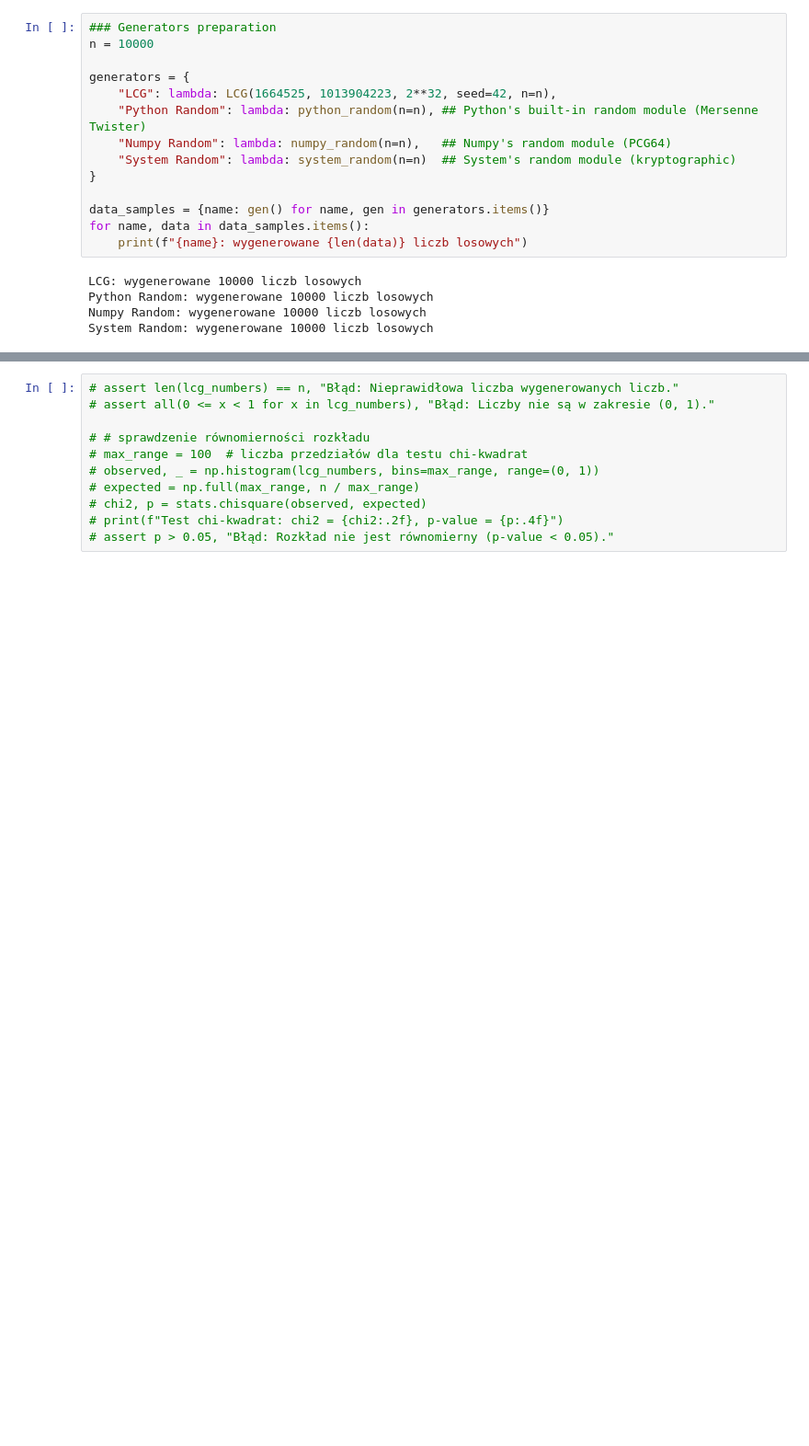
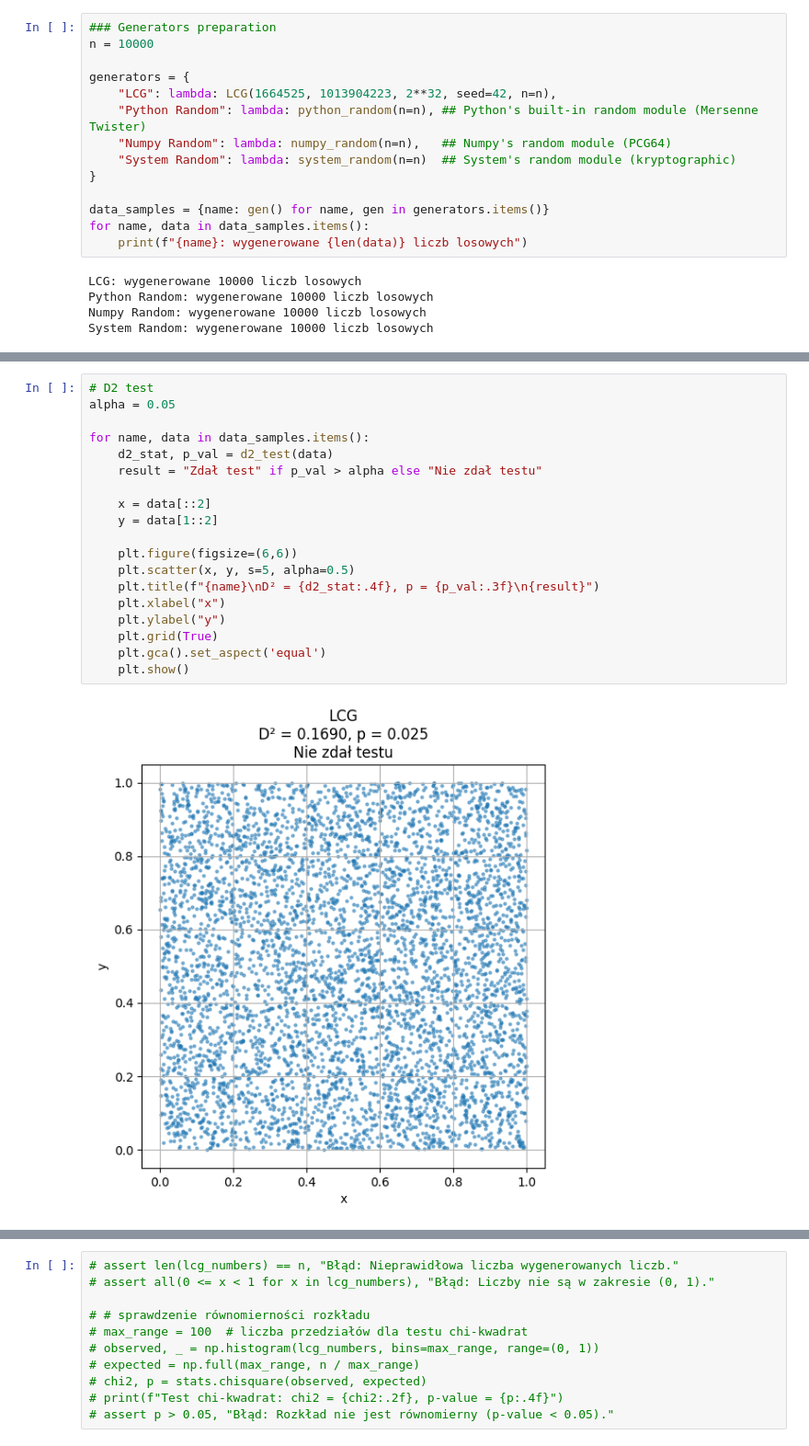
Before and after one commit to SzymonKielich/PRNG-Test, a Jupyter notebook: projekt.ipynb, the cells around one changed output, grey strips where cells are left out. Shown at 92% size. Drawn from its saved outputs; the diff is of its cells as text; blank space fills up the shorter version.

```diff
--- a/projekt.ipynb
+++ b/projekt.ipynb
@@ -60,0 +115,21 @@ plt.show()
+# %%
+# D2 test
+alpha = 0.05
+
+for name, data in data_samples.items():
+    d2_stat, p_val = d2_test(data)
+    result = "Zdał test" if p_val > alpha else "Nie zdał testu"
+
+    x = data[::2]
+    y = data[1::2]
+
+    plt.figure(figsize=(6,6))
+    plt.scatter(x, y, s=5, alpha=0.5)
+    plt.title(f"{name}\nD² = {d2_stat:.4f}, p = {p_val:.3f}\n{result}")
+    plt.xlabel("x")
+    plt.ylabel("y")
+    plt.grid(True)
+    plt.gca().set_aspect('equal')
+    plt.show()
+# %% [output]
+[figure, added]
```
Also changed, not shown: parts of 6 cells of this notebook, 1 other file.
